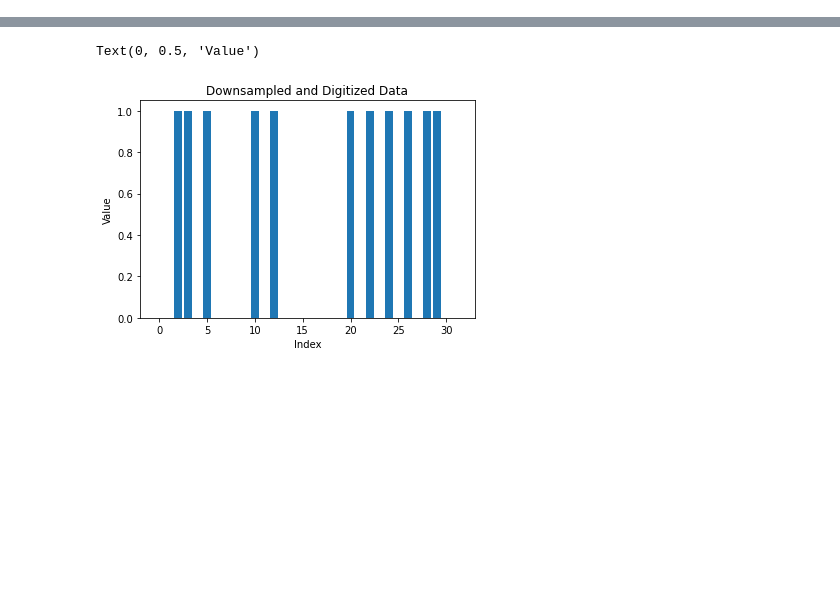
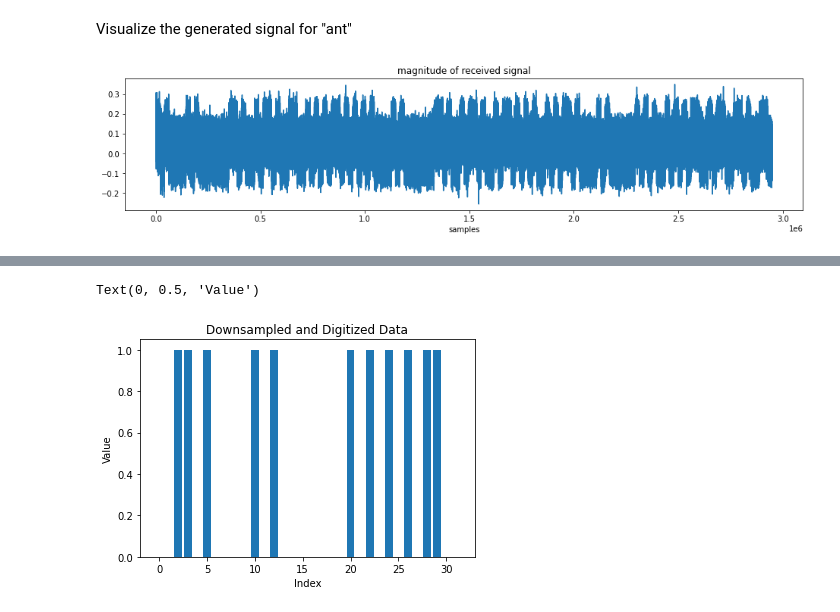
Before and after one commit to itsjameszhao/digital-systems-labs, a Jupyter notebook: Final_Project/Radio_Receiver/Receiver Prototyping.ipynb, the cells around one changed output, grey strips where cells are left out. Saved outputs shown, nothing was run; the diff lists cells and outputs as text; code cells hidden in the pictures; blank space fills up the shorter version.

```diff
--- a/Final_Project/Radio_Receiver/Receiver Prototyping.ipynb
+++ b/Final_Project/Radio_Receiver/Receiver Prototyping.ipynb
@@ -394,0 +458,6 @@ template = [1, 0, 1, 0, 0, 0, 0, 1, 0, 1, 0, 0, 0, 0, 0, 0]
+# %% [markdown]
+Visualize the generated signal for "ant"
+# %%
+plot_data(generate_synthetic_signal("ant", 0.1, 0.01, 0.05))
+# %% [output]
+[figure, added]
```
Also changed, not shown: parts of 97 cells of this notebook, 2 other files.
